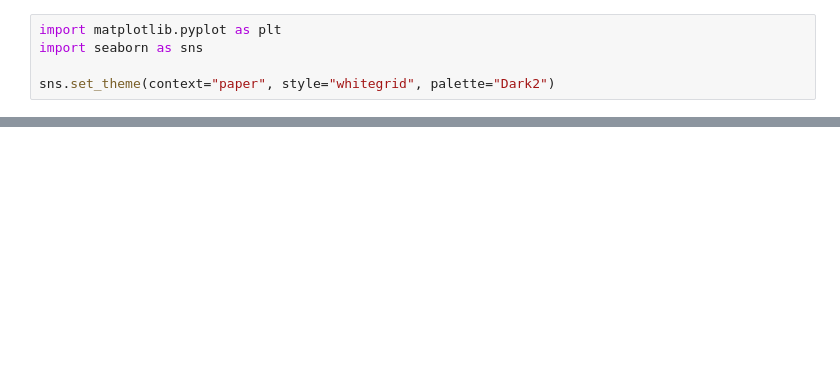
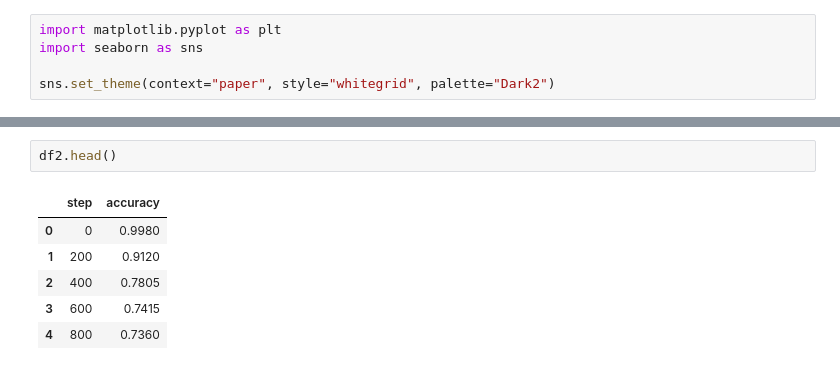
Before and after one commit to Markfryazino/tiny-linguist, a Jupyter notebook: results.ipynb, the cells around one changed output, grey strips where cells are left out. Drawn from its saved outputs; the diff is of its cells as text; blank space fills up the shorter version.

```diff
--- a/results.ipynb
+++ b/results.ipynb
@@ -26,0 +31,9 @@ Index(['step', 'tc_acc', 'td_mse', 'sl_mse', 'discriminator_acc'], dtype='object
+# %%
+df2.head()
+# %% [output]
+|  | step | accuracy |
+| 0 | 0 | 0.9980 |
+| 1 | 200 | 0.9120 |
+| 2 | 400 | 0.7805 |
+| 3 | 600 | 0.7415 |
+| 4 | 800 | 0.7360 |
```
Also changed, not shown: parts of 6 cells of this notebook, 8 other files.
